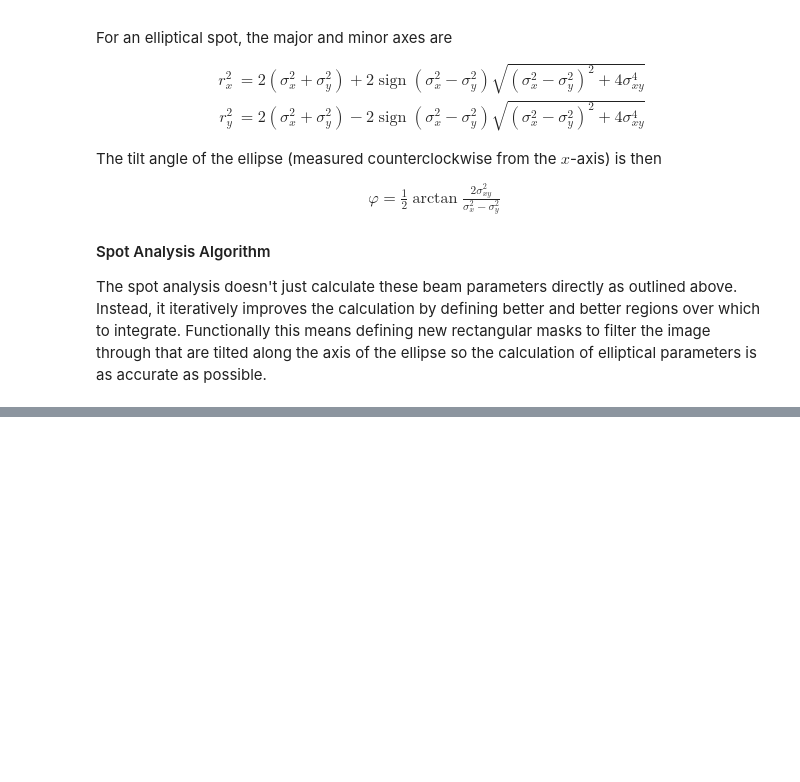
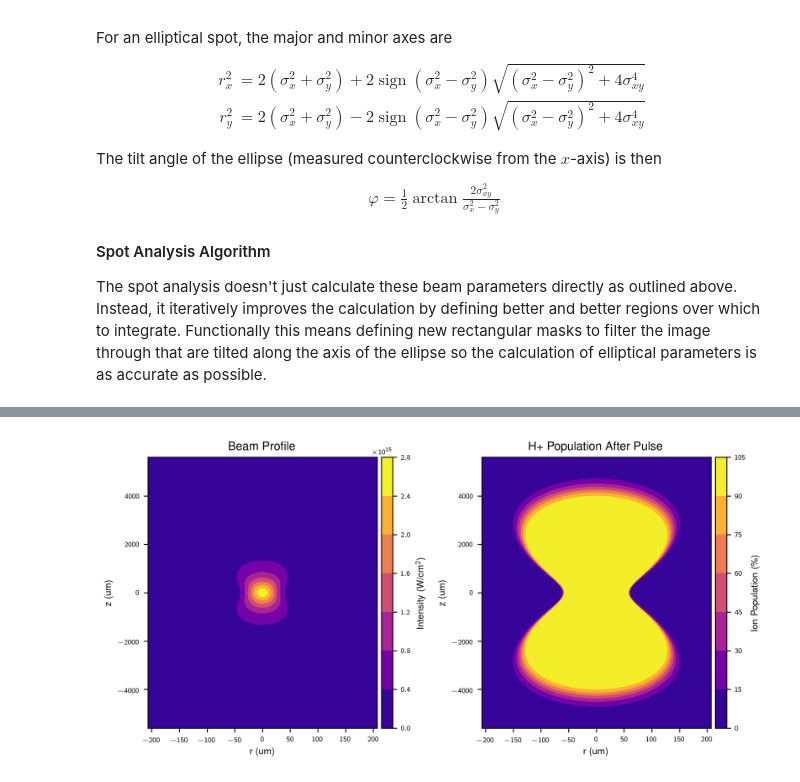
Before and after one commit to acfarrell/co2_analysis, a Jupyter notebook: CO2_analysis.ipynb, the cells around one changed output, grey strips where cells are left out. Drawn from its saved outputs; the diff is of its cells as text; code cells hidden in the pictures; blank space fills up the shorter version.

```diff
--- a/CO2_analysis.ipynb
+++ b/CO2_analysis.ipynb
@@ -126,0 +238,27 @@ The spot size is 52 um
+# %%
+# Number of samples
+N = 200
+
+# Define transverse and propagation axes
+r_scale = 5
+z_scale = 10
+r = np.linspace(-r_scale * beam.w_0, r_scale * beam.w_0, N)
+z = np.linspace(-z_scale * beam.z_0, z_scale * beam.z_0, N)
+
+
+R, Z = np.meshgrid(r, z)
+
+I = beam.long_intensity(R,Z)
+
+# Normalize to peak intensity of focal spot
+norm = np.max(I)
+norm_I = I/norm
+# rescale normalized data to given beam energy
+intensity_factor = np.max(beam.intensity)
+
+prop_I = norm_I * intensity_factor
+
+ion_population = ion_yield(prop_I, pulse_length)
+co2.plot_ionization(r, z, prop_I, ion_population, longitudinal = True)
+# %% [output]
+[figure, added]
```
Also changed, not shown: parts of 8 cells of this notebook, 2 other files.
